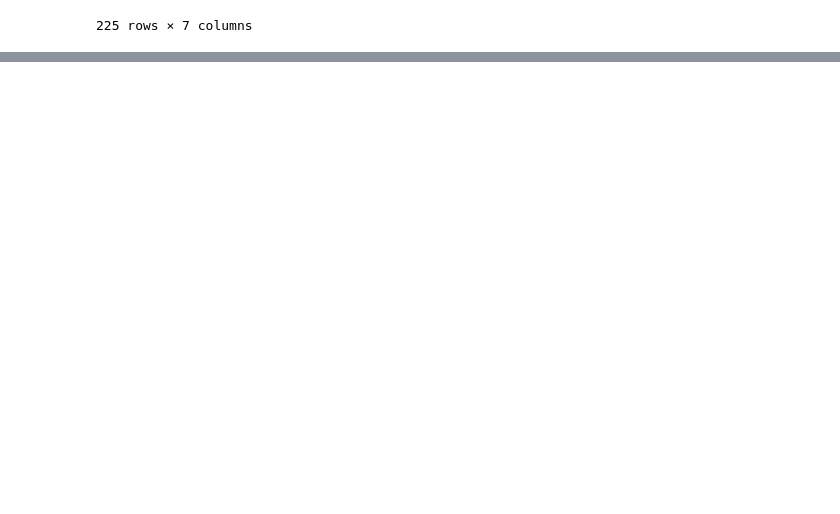
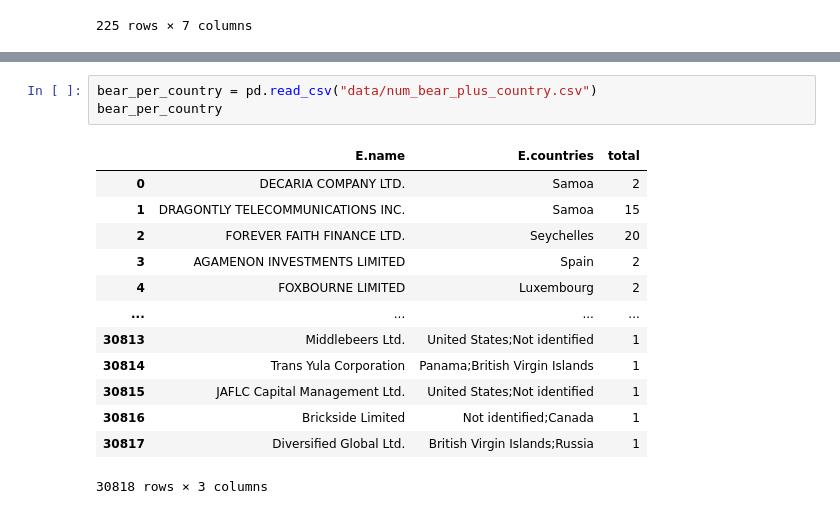
Before and after one commit to alexmak001/Panama-Papers, a Jupyter notebook: prabina.ipynb, the cells around one changed output, grey strips where cells are left out. Drawn from its saved outputs; the diff is of its cells as text; blank space fills up the shorter version.

```diff
--- a/prabina.ipynb
+++ b/prabina.ipynb
@@ -340,0 +375,17 @@ df
+# %%
+bear_per_country = pd.read_csv("data/num_bear_plus_country.csv")
+bear_per_country
+# %% [output]
+|  | E.name | E.countries | total |
+| 0 | DECARIA COMPANY LTD. | Samoa | 2 |
+| 1 | DRAGONTLY TELECOMMUNICATIONS INC. | Samoa | 15 |
+| 2 | FOREVER FAITH FINANCE LTD. | Seychelles | 20 |
+| 3 | AGAMENON INVESTMENTS LIMITED | Spain | 2 |
+| 4 | FOXBOURNE LIMITED | Luxembourg | 2 |
+| ... | ... | ... | ... |
+| 30813 | Middlebeers Ltd. | United States;Not identified | 1 |
+| 30814 | Trans Yula Corporation | Panama;British Virgin Islands | 1 |
+| 30815 | JAFLC Capital Management Ltd. | United States;Not identified | 1 |
+| 30816 | Brickside Limited | Not identified;Canada | 1 |
+| 30817 | Diversified Global Ltd. | British Virgin Islands;Russia | 1 |
+30818 rows × 3 columns
```
Also changed, not shown: parts of 7 cells of this notebook, 1 other file.
